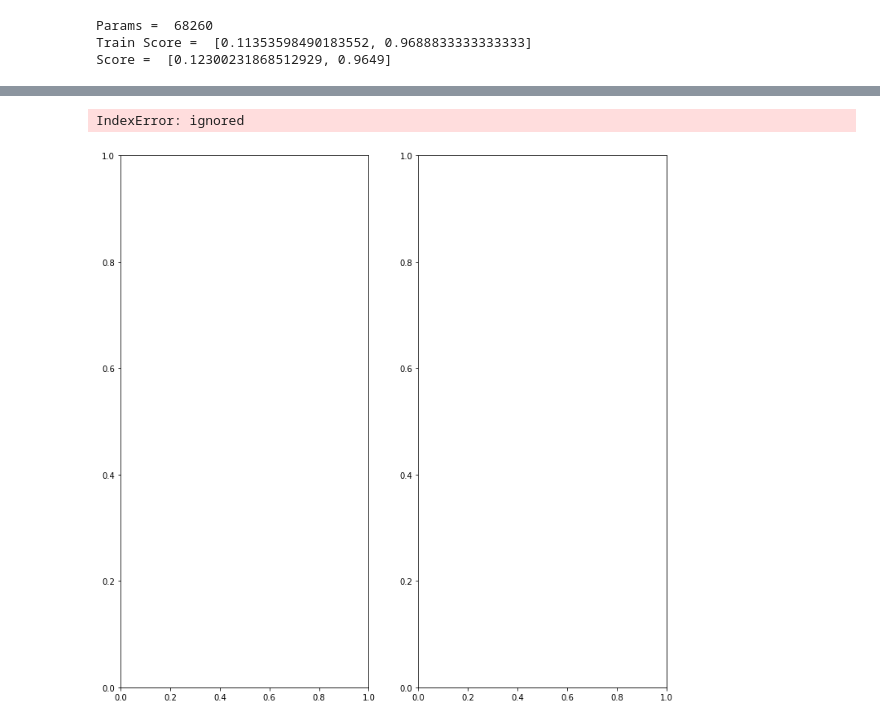
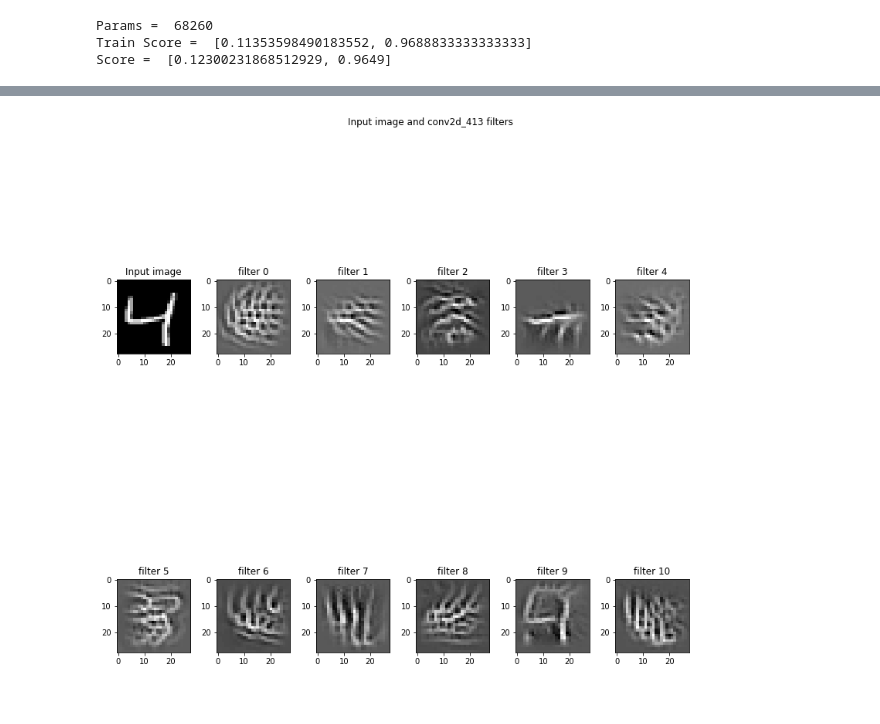
Before and after one commit to faizanahemad/eva, a Jupyter notebook: assignment-3/1st_DNN.ipynb, the cells around one changed output, grey strips where cells are left out. Cells and saved outputs as stored; diff of their text form; code cells hidden in the pictures.

```diff
--- a/assignment-3/1st_DNN.ipynb
+++ b/assignment-3/1st_DNN.ipynb
@@ -369,32 +476,0 @@ Score =  [0.024915949631520197, 0.9914]
-# %%
-from keras.layers import Activation
-model = Sequential()
-
-
-model.add(Convolution2D(16, 3, 3, activation='relu', input_shape=(28,28,1))) # 26
-model.add(Convolution2D(32, 3,3, activation='relu')) # 24
-model.add(keras.layers.Dropout(0.1))
-model.add(MaxPooling2D(pool_size=(2, 2))) #12
-
-model.add(Convolution2D(32, 3,3, activation='relu')) # 10
-model.add(keras.layers.Dropout(0.1))
-model.add(MaxPooling2D(pool_size=(2, 2))) # 5
-model.add(Convolution2D(16, 3,3, activation='relu')) # 3
-model.add(Convolution2D(10, 3,3)) # 1
-
-
-model.add(Flatten())
-model.add(Activation('softmax'))
-print("Params = ",model.count_params())
-
-model.compile(loss='categorical_crossentropy',
-             optimizer="adam",
-             metrics=['accuracy'])
-
-model.fit(X_train, Y_train, batch_size=2048, epochs=50, verbose=0)
-
-score = model.evaluate(X_train, Y_train, verbose=0)
-print("Train Score = ",score)
-
-score = model.evaluate(X_test, Y_test, verbose=0)
-print("Score = ",score)
@@ -477,7 +561,7 @@ def deprocess_image(x):
     return x
 
 def vis_img_in_filter(img = np.array(X_train[2]).reshape((1, 28, 28, 1)).astype(np.float64),
-                      layer_name = 'conv2d_171'):
+                      layer_name = 'conv2d_413'):
     layer_output = layer_dict[layer_name].output
     img_ascs = list()
     for filter_index in range(layer_output.shape[3]):
@@ -500,32 +584,31 @@ def vis_img_in_filter(img = np.array(X_train[2]).reshape((1, 28, 28, 1)).astype(
         img_asc = np.array(img)
         # run gradient ascent for 20 steps
         for i in range(20):
             loss_value, grads_value = iterate([img_asc])
             img_asc += grads_value * step
 
         img_asc = img_asc[0]
         img_ascs.append(deprocess_image(img_asc).reshape((28, 28)))
 
     if layer_output.shape[3] >= 35:
         plot_x, plot_y = 6, 6
     elif layer_output.shape[3] >= 23:
         plot_x, plot_y = 4, 6
     elif layer_output.shape[3] >= 11:
         plot_x, plot_y = 2, 6
     else:
         plot_x, plot_y = 1, 2
     fig, ax = plt.subplots(plot_x, plot_y, figsize = (12, 12))
     ax[0, 0].imshow(img.reshape((28, 28)), cmap = 'gray')
     ax[0, 0].set_title('Input image')
     fig.suptitle('Input image and %s filters' % (layer_name,))
     fig.tight_layout(pad = 0.3, rect = [0, 0, 0.9, 0.9])
     for (x, y) in [(i, j) for i in range(plot_x) for j in range(plot_y)]:
         if x == 0 and y == 0:
             continue
         ax[x, y].imshow(img_ascs[x * plot_y + y - 1], cmap = 'gray')
         ax[x, y].set_title('filter %d' % (x * plot_y + y - 1))
 
 vis_img_in_filter()
 # %% [output]
-IndexError: ignored
-[figure, old version]
+[figure, new version]
```
Also changed, not shown: parts of 32 cells of this notebook.
